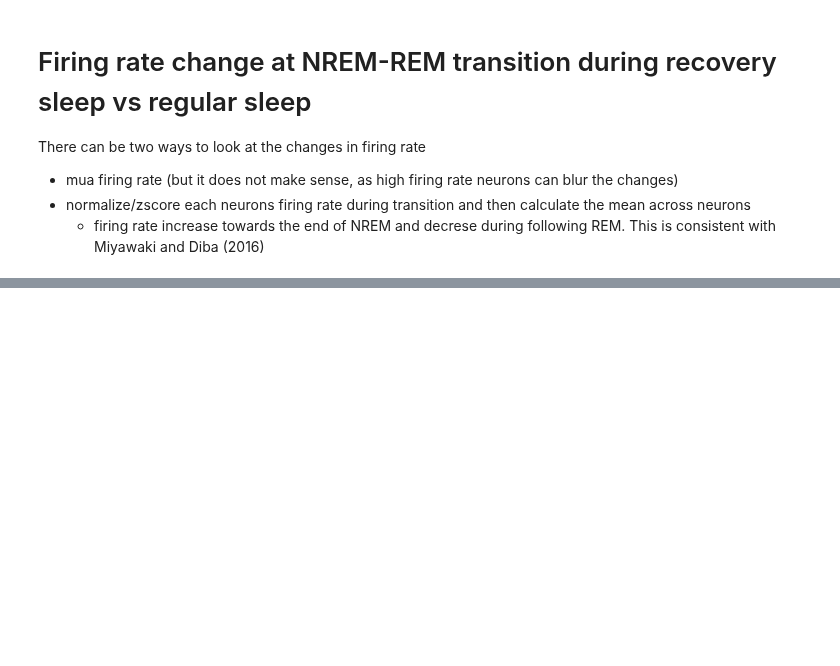
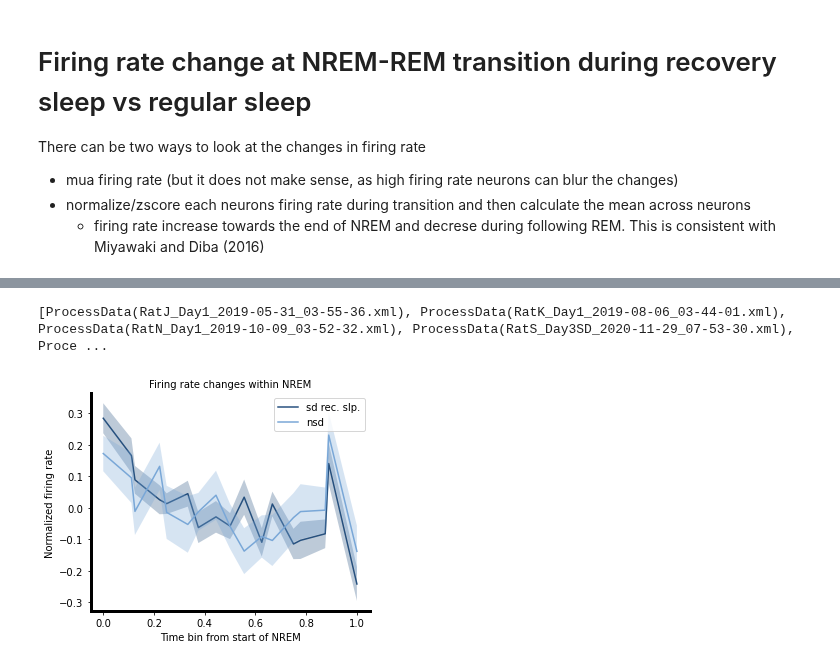
Before and after one commit to bapungiri/NeuroPy, a Jupyter notebook: sleep_deprivation/sd_spk_analyses.ipynb, the cells around one changed output, grey strips where cells are left out. Drawn from its saved outputs; the diff is of its cells as text; code cells hidden in the pictures; blank space fills up the shorter version.

```diff
--- a/sleep_deprivation/sd_spk_analyses.ipynb
+++ b/sleep_deprivation/sd_spk_analyses.ipynb
@@ -330,0 +347,14 @@ Text(0.5, 0, 'Time bin from start of REM')
+# %%
+import numpy as np
+from scipy import stats
+import subjects
+import pandas as pd
+import seaborn as sns
+import matplotlib.pyplot as plt
+from neuropy.plotting import Fig
+
+sessions_sd = subjects.sd.allsess
+sessions_nsd = subjects.nsd.allsess[:-1]
+print(sessions_sd,sessions_nsd)
+# %% [output]
+[ProcessData(RatJ_Day1_2019-05-31_03-55-36.xml), ProcessData(RatK_Day1_2019-08-06_03-44-01.xml), ProcessData(RatN_Day1_2019-10-09_03-52-32.xml), ProcessData(RatS_Day3SD_2020-11-29_07-53-30.xml), Proce ...
@@ -330,0 +388,25 @@ Text(0.5, 0, 'Time bin from start of REM')
+# %%
+%matplotlib inline
+figure = Fig()
+fig,gs = figure.draw(grid=(1,1),size=(5,4),style='Pres')
+ax = plt.subplot(gs[0])
+df_ = df.groupby('grp')
+color = ['#26507e','#79a7d7']
+z=1
+for i,grp in enumerate(['sd','nsd']):
+    grp_df = df_.get_group(grp)
+    mean_frate = grp_df.groupby('bins').mean().frate
+    sem_frate = grp_df.groupby('bins').sem(ddof=0).frate
+    ax.fill_between(mean_frate.index.values,mean_frate-sem_frate,mean_frate+sem_frate,color=color[i],alpha=0.3,ec=None,zorder=z)
+    ax.plot(mean_frate.index.values,mean_frate,color=color[i],zorder=z+1)
+    # ax.errorbar(mean_frate.index,mean_frate, yerr=sem_frate,color=color[i],capsize=3,elinewidth=1,errorevery=1)
+    # ax = sns.lineplot(data=df,x='bins',y='mua',ci='sd')
+    z+=2
+
+ax.legend(['sd rec. slp.','nsd'])
+ax.set_title('Firing rate changes within NREM')
+ax.set_ylabel('Normalized firing rate')
+ax.set_xlabel('Time bin from start of NREM')
+figure.savefig(subjects.fig_folder/'nrem-rem_transition_frate_sd_vs_nsd')
+# %% [output]
+[figure, added]
```
Also changed, not shown: parts of 11 cells of this notebook.
